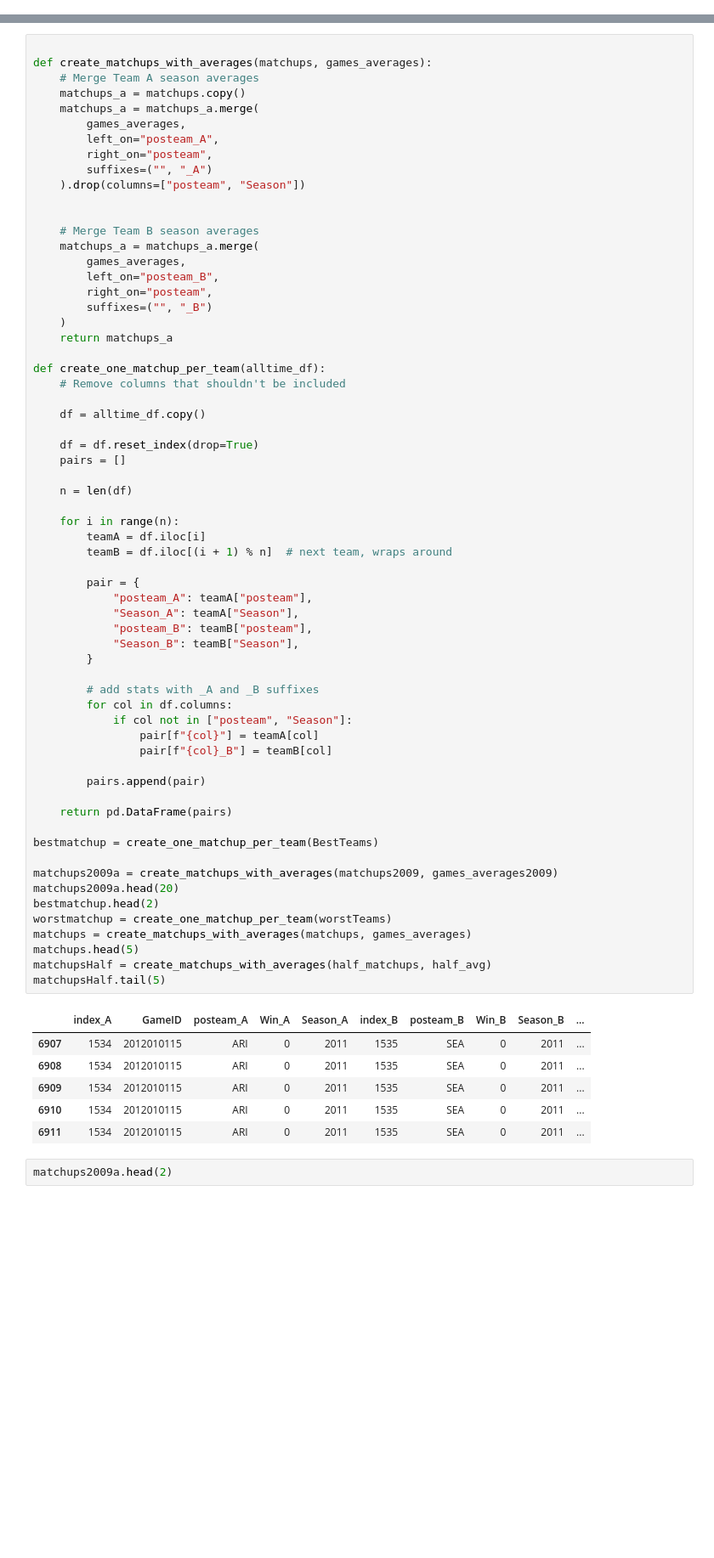
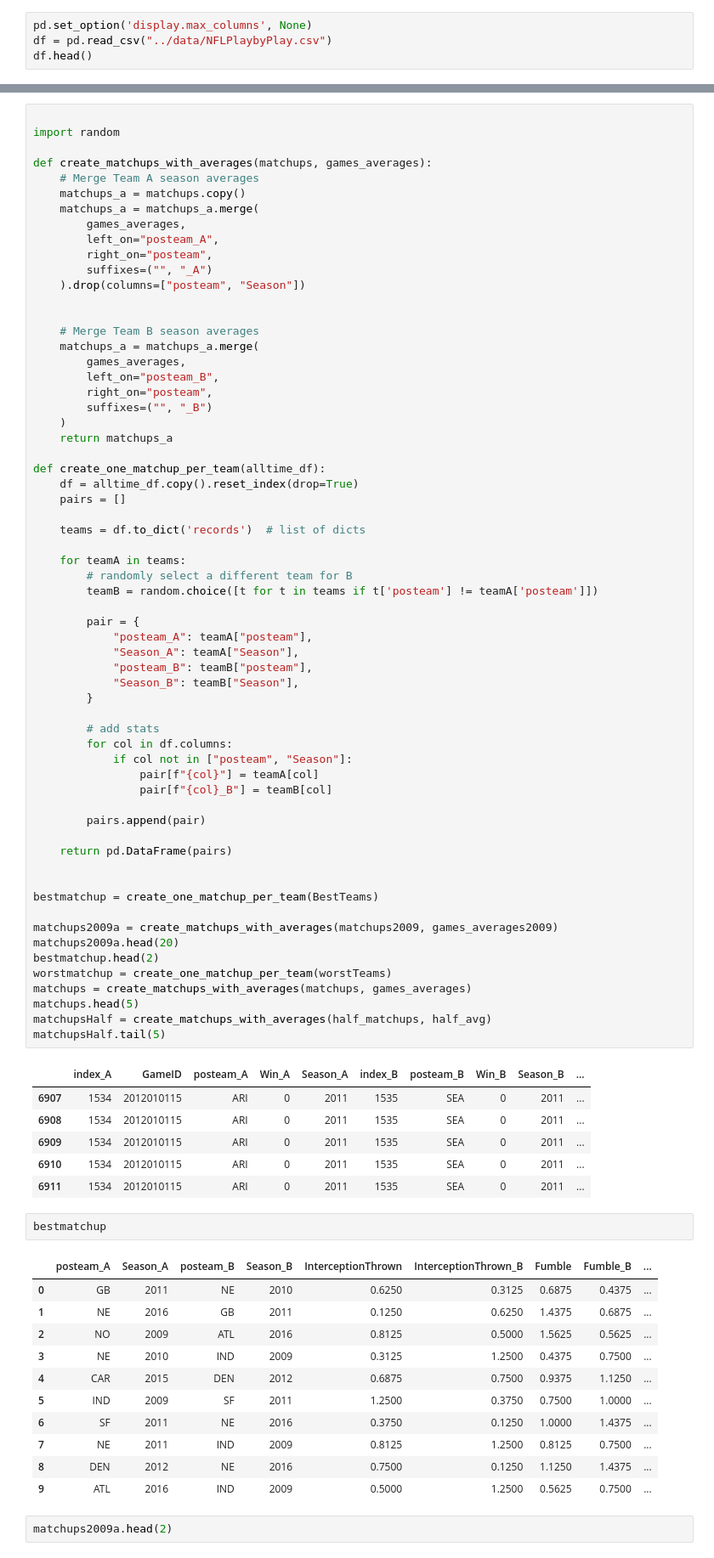
Before and after one commit to tinge5/finalProjectML, a Jupyter notebook: notebooks/DataVisualization.ipynb, the cells around one changed output, grey strips where cells are left out. Shown at 85% size. Cells and saved outputs as stored; diff of their text form; blank space fills up the shorter version.

```diff
--- a/notebooks/DataVisualization.ipynb
+++ b/notebooks/DataVisualization.ipynb
@@ -8,0 +16,4 @@ from sklearn.metrics import accuracy_score
+# %%
+pd.set_option('display.max_columns', None)
+df = pd.read_csv("../data/NFLPlaybyPlay.csv")
+df.head()
@@ -204,4 +236,6 @@ half_avg.head(10)
 # %%
+
+import random
 
 def create_matchups_with_averages(matchups, games_averages):
     # Merge Team A season averages
@@ -224,18 +258,14 @@ def create_matchups_with_averages(matchups, games_averages):
     return matchups_a
 
 def create_one_matchup_per_team(alltime_df):
-    # Remove columns that shouldn't be included
-
-    df = alltime_df.copy()
-
-    df = df.reset_index(drop=True)
+    df = alltime_df.copy().reset_index(drop=True)
     pairs = []
 
-    n = len(df)
+    teams = df.to_dict('records')  # list of dicts
 
-    for i in range(n):
-        teamA = df.iloc[i]
-        teamB = df.iloc[(i + 1) % n]  # next team, wraps around
+    for teamA in teams:
+        # randomly select a different team for B
+        teamB = random.choice([t for t in teams if t['posteam'] != teamA['posteam']])
 
         pair = {
             "posteam_A": teamA["posteam"],
@@ -244,7 +274,7 @@ def create_one_matchup_per_team(alltime_df):
             "Season_B": teamB["Season"],
         }
 
-        # add stats with _A and _B suffixes
+        # add stats
         for col in df.columns:
             if col not in ["posteam", "Season"]:
                 pair[f"{col}"] = teamA[col]
@@ -253,6 +283,7 @@ def create_one_matchup_per_team(alltime_df):
         pairs.append(pair)
 
     return pd.DataFrame(pairs)
+
 
 bestmatchup = create_one_matchup_per_team(BestTeams)
 
@@ -271,6 +302,20 @@ matchupsHalf.tail(5)
 | 6909 | 1534 | 2012010115 | ARI | 0 | 2011 | 1535 | SEA | 0 | 2011 | ... |
 | 6910 | 1534 | 2012010115 | ARI | 0 | 2011 | 1535 | SEA | 0 | 2011 | ... |
 | 6911 | 1534 | 2012010115 | ARI | 0 | 2011 | 1535 | SEA | 0 | 2011 | ... |
+# %%
+bestmatchup
+# %% [output]
+|  | posteam_A | Season_A | posteam_B | Season_B | InterceptionThrown | InterceptionThrown_B | Fumble | Fumble_B | ... |
+| 0 | GB | 2011 | NE | 2010 | 0.6250 | 0.3125 | 0.6875 | 0.4375 | ... |
+| 1 | NE | 2016 | GB | 2011 | 0.1250 | 0.6250 | 1.4375 | 0.6875 | ... |
+| 2 | NO | 2009 | ATL | 2016 | 0.8125 | 0.5000 | 1.5625 | 0.5625 | ... |
+| 3 | NE | 2010 | IND | 2009 | 0.3125 | 1.2500 | 0.4375 | 0.7500 | ... |
+| 4 | CAR | 2015 | DEN | 2012 | 0.6875 | 0.7500 | 0.9375 | 1.1250 | ... |
+| 5 | IND | 2009 | SF | 2011 | 1.2500 | 0.3750 | 0.7500 | 1.0000 | ... |
+| 6 | SF | 2011 | NE | 2016 | 0.3750 | 0.1250 | 1.0000 | 1.4375 | ... |
+| 7 | NE | 2011 | IND | 2009 | 0.8125 | 1.2500 | 0.8125 | 0.7500 | ... |
+| 8 | DEN | 2012 | NE | 2016 | 0.7500 | 0.1250 | 1.1250 | 1.4375 | ... |
+| 9 | ATL | 2016 | IND | 2009 | 0.5000 | 1.2500 | 0.5625 | 0.7500 | ... |
 # %%
 matchups2009a.head(2)
 # %% [output]
```
Also changed, not shown: parts of 16 cells of this notebook, 4 other files.
